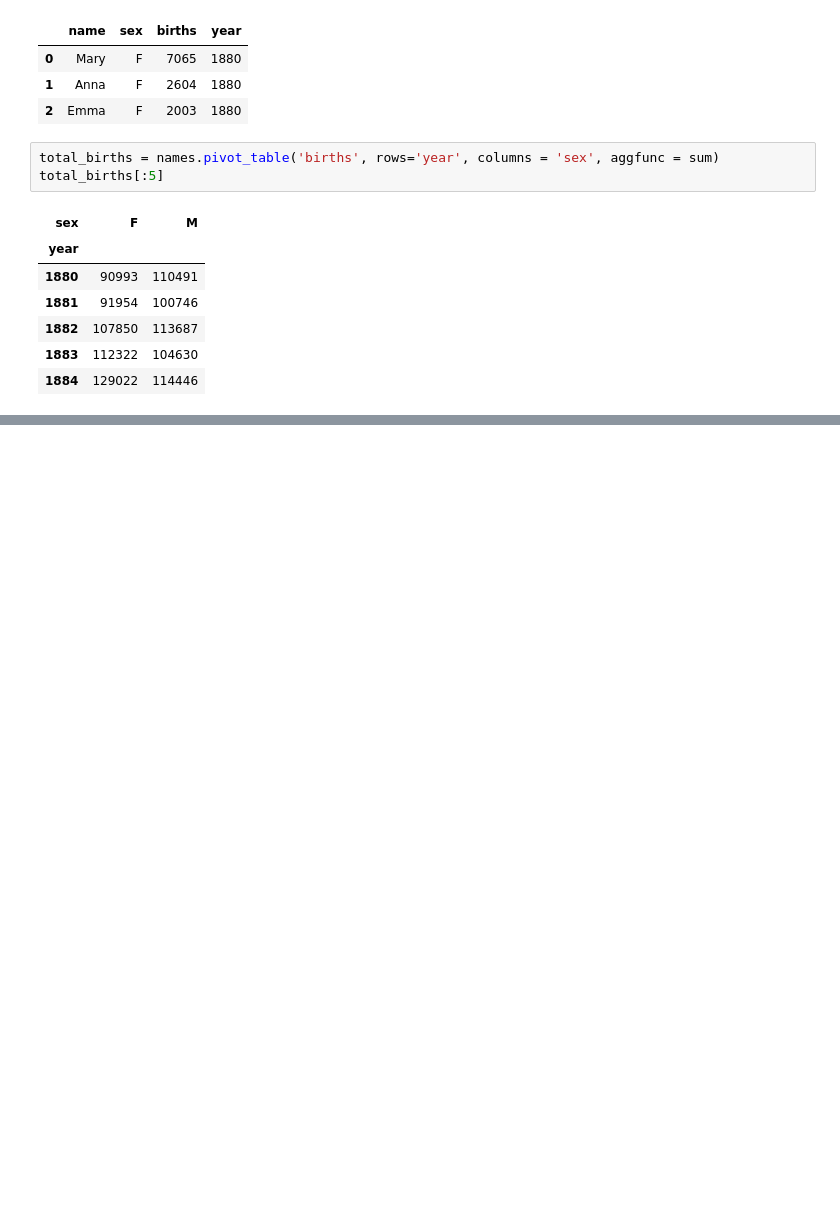
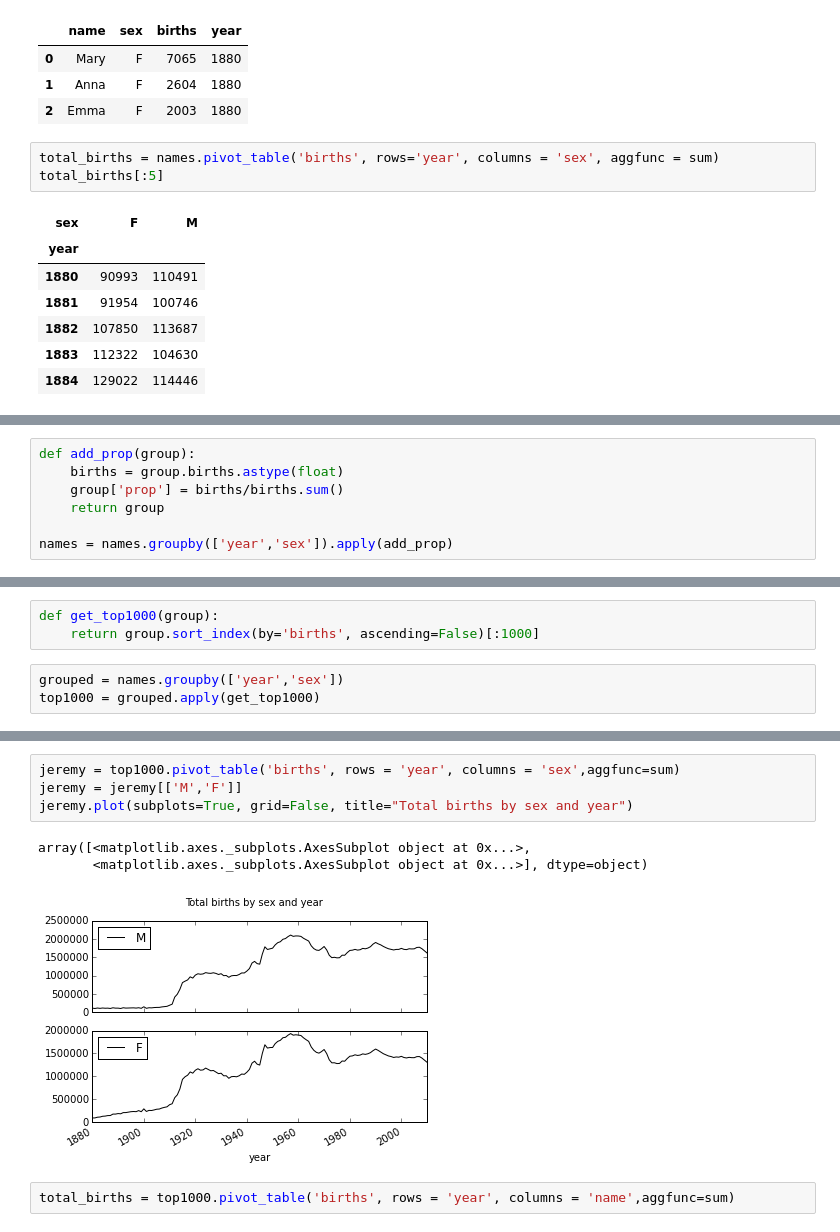
Before and after one commit to JeremyNixon/python-dropbox, a Jupyter notebook: Python for Data Analysis/Baby Names.ipynb, the cells around one changed output, grey strips where cells are left out. Saved outputs shown, nothing was run; the diff lists cells and outputs as text; blank space fills up the shorter version.

```diff
--- a/Python for Data Analysis/Baby Names.ipynb
+++ b/Python for Data Analysis/Baby Names.ipynb
@@ -87,0 +67,7 @@ sex       F       M
+# %%
+def add_prop(group):
+    births = group.births.astype(float)
+    group['prop'] = births/births.sum()
+    return group
+
+names = names.groupby(['year','sex']).apply(add_prop)
@@ -87,0 +87,6 @@ sex       F       M
+# %%
+def get_top1000(group):
+    return group.sort_index(by='births', ascending=False)[:1000]
+# %%
+grouped = names.groupby(['year','sex'])
+top1000 = grouped.apply(get_top1000)
@@ -87,0 +106,10 @@ sex       F       M
+# %%
+jeremy = top1000.pivot_table('births', rows = 'year', columns = 'sex',aggfunc=sum)
+jeremy = jeremy[['M','F']]
+jeremy.plot(subplots=True, grid=False, title="Total births by sex and year")
+# %% [output]
+array([<matplotlib.axes._subplots.AxesSubplot object at 0x...>,
+       <matplotlib.axes._subplots.AxesSubplot object at 0x...>], dtype=object)
+[figure, added]
+# %%
+total_births = top1000.pivot_table('births', rows = 'year', columns = 'name',aggfunc=sum)
```
Also changed, not shown: parts of 8 cells of this notebook, 21 other files.
